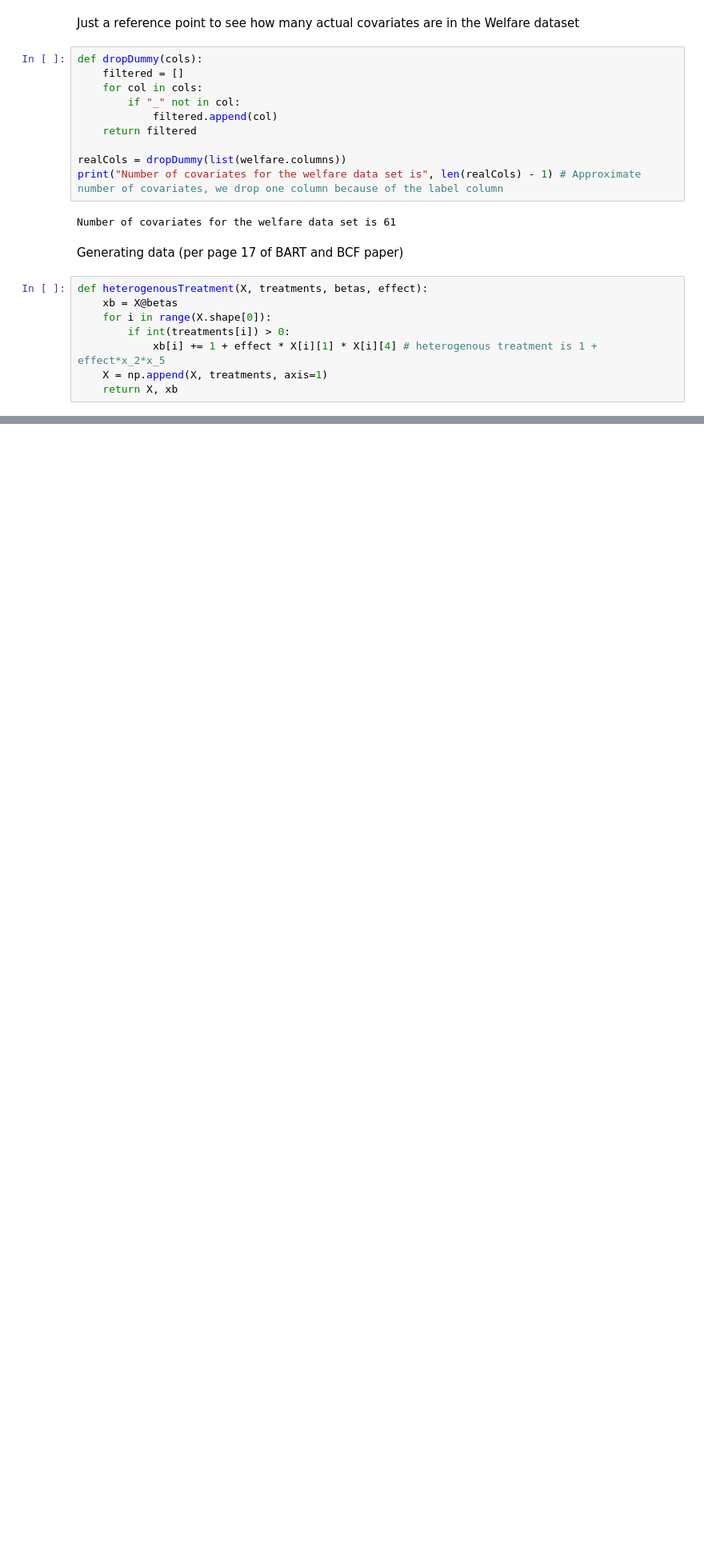
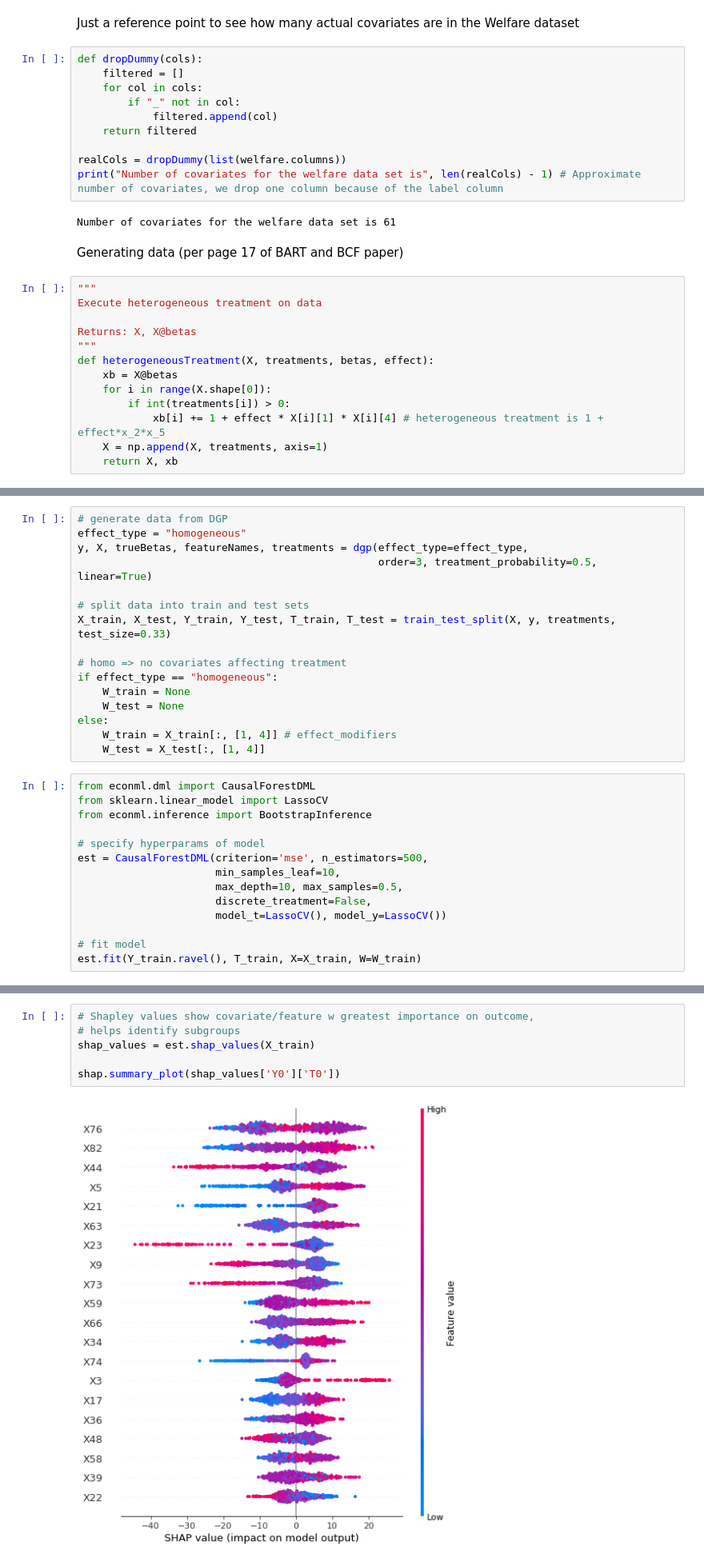
Before and after one commit to mbronckers/ecma_project, a Jupyter notebook: experiment.ipynb, the cells around one changed output, grey strips where cells are left out. Shown: that part at 80% size. Drawn from its saved outputs; the diff is of its cells as text; blank space fills up the shorter version.

```diff
--- a/experiment.ipynb
+++ b/experiment.ipynb
@@ -39,11 +42,16 @@ Number of covariates for the welfare data set is 61
 # %% [markdown]
 Generating data (per page 17 of BART and BCF paper)
 # %%
-def heterogenousTreatment(X, treatments, betas, effect):
+"""
+Execute heterogeneous treatment on data
+
+Returns: X, X@betas
+"""
+def heterogeneousTreatment(X, treatments, betas, effect):
     xb = X@betas
     for i in range(X.shape[0]):
         if int(treatments[i]) > 0:
-            xb[i] += 1 + effect * X[i][1] * X[i][4] # heterogenous treatment is 1 + effect*x_2*x_5
+            xb[i] += 1 + effect * X[i][1] * X[i][4] # heterogeneous treatment is 1 + effect*x_2*x_5
     X = np.append(X, treatments, axis=1)
     return X, xb
 # %%
@@ -106,0 +160,30 @@ y, X, trueBetas, featureNames = dgp(effect_type="heterogenous", order=3, treatme
+# %%
+# generate data from DGP
+effect_type = "homogeneous"
+y, X, trueBetas, featureNames, treatments = dgp(effect_type=effect_type,
+                                                order=3, treatment_probability=0.5, linear=True)
+
+# split data into train and test sets
+X_train, X_test, Y_train, Y_test, T_train, T_test = train_test_split(X, y, treatments, test_size=0.33)
+
+# homo => no covariates affecting treatment
+if effect_type == "homogeneous":
+    W_train = None
+    W_test = None
+else:
+    W_train = X_train[:, [1, 4]] # effect_modifiers
+    W_test = X_test[:, [1, 4]]
+# %%
+from econml.dml import CausalForestDML
+from sklearn.linear_model import LassoCV
+from econml.inference import BootstrapInference
+
+# specify hyperparams of model
+est = CausalForestDML(criterion='mse', n_estimators=500,
+                      min_samples_leaf=10,
+                      max_depth=10, max_samples=0.5,
+                      discrete_treatment=False,
+                      model_t=LassoCV(), model_y=LassoCV())
+
+# fit model
+est.fit(Y_train.ravel(), T_train, X=X_train, W=W_train)
@@ -106,0 +205,8 @@ y, X, trueBetas, featureNames = dgp(effect_type="heterogenous", order=3, treatme
+# %%
+# Shapley values show covariate/feature w greatest importance on outcome,
+# helps identify subgroups
+shap_values = est.shap_values(X_train)
+
+shap.summary_plot(shap_values['Y0']['T0'])
+# %% [output]
+[figure, added]
```
Also changed, not shown: parts of 15 cells of this notebook, 1 other file.
